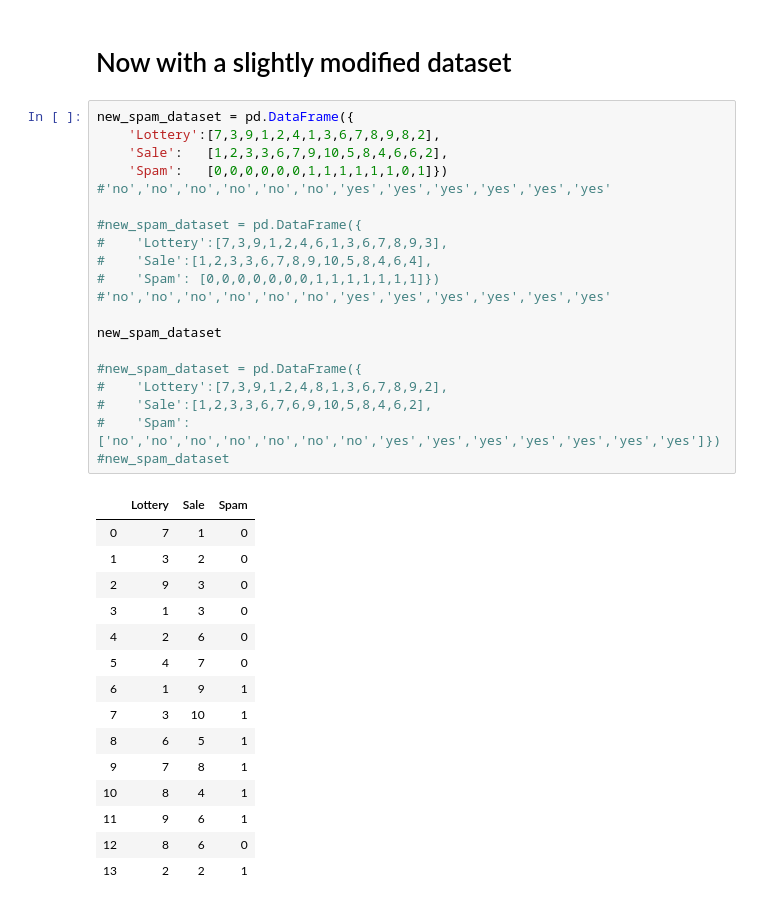
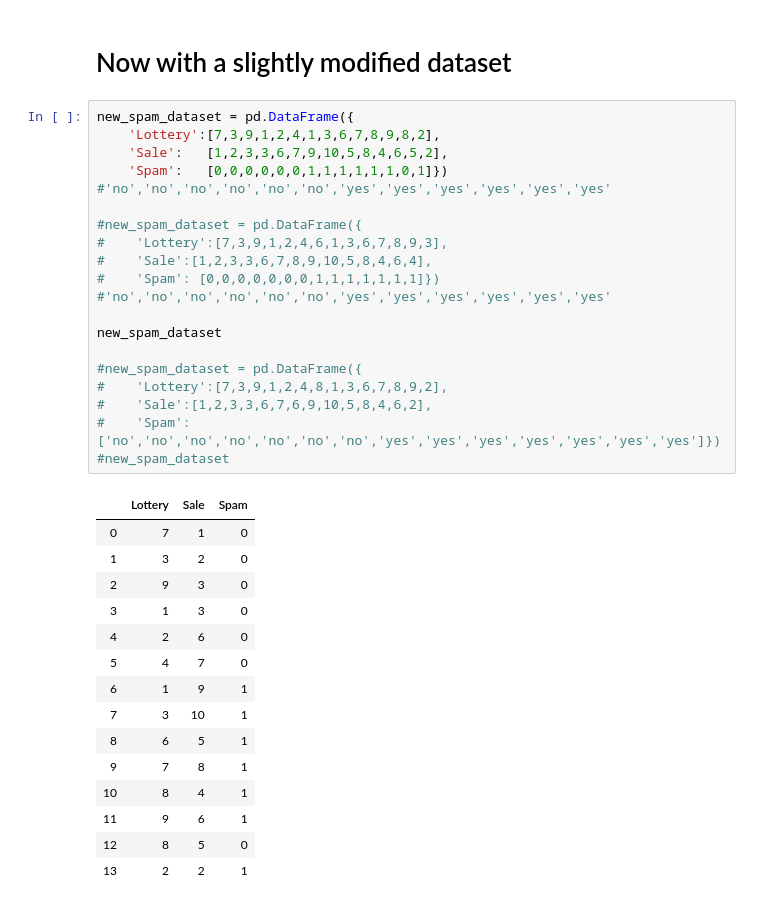
Before and after one commit to luisguiserrano/manning, a Jupyter notebook: Chapter 10 - Ensemble Methods/Ensemble Methods.ipynb, the cells around one changed output. Drawn from its saved outputs; the diff is of its cells as text.

```diff
--- a/Chapter 10 - Ensemble Methods/Ensemble Methods.ipynb
+++ b/Chapter 10 - Ensemble Methods/Ensemble Methods.ipynb
@@ -100,36 +116,36 @@ plot_model(X, y, spam_decision_tree)
 # %%
 new_spam_dataset = pd.DataFrame({
     'Lottery':[7,3,9,1,2,4,1,3,6,7,8,9,8,2],
-    'Sale':   [1,2,3,3,6,7,9,10,5,8,4,6,6,2],
+    'Sale':   [1,2,3,3,6,7,9,10,5,8,4,6,5,2],
     'Spam':   [0,0,0,0,0,0,1,1,1,1,1,1,0,1]}) #'no','no','no','no','no','no','yes','yes','yes','yes','yes','yes'
 
 #new_spam_dataset = pd.DataFrame({
 #    'Lottery':[7,3,9,1,2,4,6,1,3,6,7,8,9,3],
 #    'Sale':[1,2,3,3,6,7,8,9,10,5,8,4,6,4],
 #    'Spam': [0,0,0,0,0,0,0,1,1,1,1,1,1,1]}) #'no','no','no','no','no','no','yes','yes','yes','yes','yes','yes'
 
 new_spam_dataset
 
 #new_spam_dataset = pd.DataFrame({
 #    'Lottery':[7,3,9,1,2,4,8,1,3,6,7,8,9,2],
 #    'Sale':[1,2,3,3,6,7,6,9,10,5,8,4,6,2],
 #    'Spam': ['no','no','no','no','no','no','no','yes','yes','yes','yes','yes','yes','yes']})
 #new_spam_dataset
 # %% [output]
 |  | Lottery | Sale | Spam |
 | 0 | 7 | 1 | 0 |
 | 1 | 3 | 2 | 0 |
 | 2 | 9 | 3 | 0 |
 | 3 | 1 | 3 | 0 |
 | 4 | 2 | 6 | 0 |
 | 5 | 4 | 7 | 0 |
 | 6 | 1 | 9 | 1 |
 | 7 | 3 | 10 | 1 |
 | 8 | 6 | 5 | 1 |
 | 9 | 7 | 8 | 1 |
 | 10 | 8 | 4 | 1 |
 | 11 | 9 | 6 | 1 |
-| 12 | 8 | 6 | 0 |
+| 12 | 8 | 5 | 0 |
 | 13 | 2 | 2 | 1 |
 # %%
 new_X = new_spam_dataset[['Lottery', 'Sale']]
```
Also changed, not shown: parts of 29 cells of this notebook.
